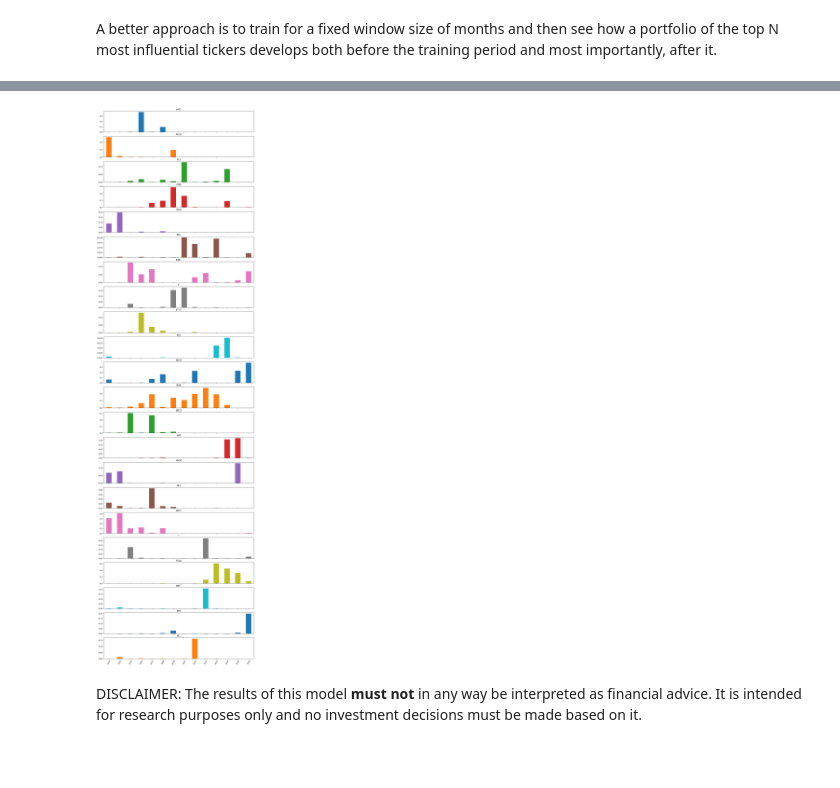
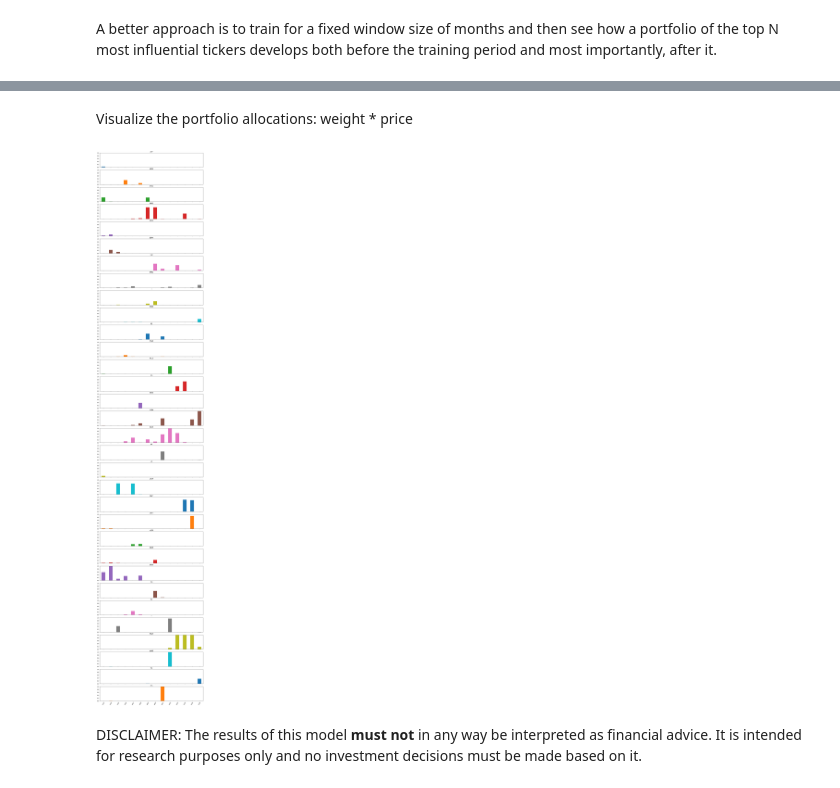
Before and after one commit to vladosht/fundamental-data, a Jupyter notebook: simple-stock-picking-model.ipynb, the cells around one changed output, grey strips where cells are left out. Drawn from its saved outputs; the diff is of its cells as text; code cells hidden in the pictures; blank space fills up the shorter version.

```diff
--- a/simple-stock-picking-model.ipynb
+++ b/simple-stock-picking-model.ipynb
@@ -143,20 +142,25 @@ PortfolioEstimator(verbose=True)
 # %% [markdown]
 Although obviously possible, finding a portfolio that grows linearly over the entire timespan and ticker universe is somewhat pointless, because over large periods of time the business environment of companies and their internal operations can change significantly.
 # %%
-def plot_one_window(X, top_n=3):
+def plot_one_window(X, top_n=4):
     fig, ax = plt.subplots(nrows=1, ncols=3, figsize=(15, 4))
     fig.suptitle(f"Training window between {X.index[0]} and {X.index[-1]}")
     estimator = PortfolioEstimator(verbose=False).fit(X)
-    weights = estimator.weights_.sort_values(ascending=False).rename(X.index[-1])
-    weights.plot(ax=ax[0], title='Influence decay')
-    best_picks = weights.head(top_n).index.to_list()
+
+    weights = estimator.weights_.rename(X.index[-1])
+
+    influence = ( weights * estimator.predict(X.iloc[-1]) ).rename(X.index[-1]).sort_values(ascending=False)
+    influence.plot(ax=ax[0], title='Influence decay')
+    best_picks = influence.head(top_n).index.to_list()
+
     portfolio_prediction = estimator.predict(dataset)[best_picks].sum(axis='columns').rename('portfolio').to_frame()
     portfolio_prediction['training'] = estimator.predict(X)[best_picks].sum(axis='columns')
     portfolio_prediction.plot(ax=ax[1], rot=60, title='Portfolio performance',legend=True)
+
     dataset[dataset.index>=X.index.min()][best_picks].plot(ax=ax[2], rot=60,
                                                            title = f"Individual performance after {X.index[0]}",
                                                            legend = True if top_n<=10 else False)
     plt.show(fig)
-    return weights, best_picks
+    return weights, best_picks, influence
 dummy = plot_one_window(dataset, top_n=len(dataset.columns))
 # %% [output]
@@ -190,8 +215,12 @@ weights_per_window
+# %% [markdown]
+Visualize the portfolio allocations: weight * price
 # %%
-# Plot the collected weights for all training windows.
-weights_per_window.T.plot.bar(figsize=(15,2.5*len(weights_per_window)), rot=60, subplots=True, legend=False)
+bars_per_window = pd.concat([window[2] for window in window_results], axis='columns')
+bars_per_window = bars_per_window.loc[best_picks_per_window]
+bars_per_window.columns = pd.to_datetime(bars_per_window.columns).year
+bars_per_window.T.plot.bar(figsize=(15,2.5*len(bars_per_window)), rot=60, subplots=True, legend=False, sharey=True, ylim=(0,1))
 plt.show()
 # %% [output]
-[figure, old version]
+[figure, new version]
 # %% [markdown]
 DISCLAIMER: The results of this model **must not** in any way be interpreted as financial advice. It is intended for research purposes only and no investment decisions must be made based on it.
```
Also changed, not shown: parts of 6 cells of this notebook.
